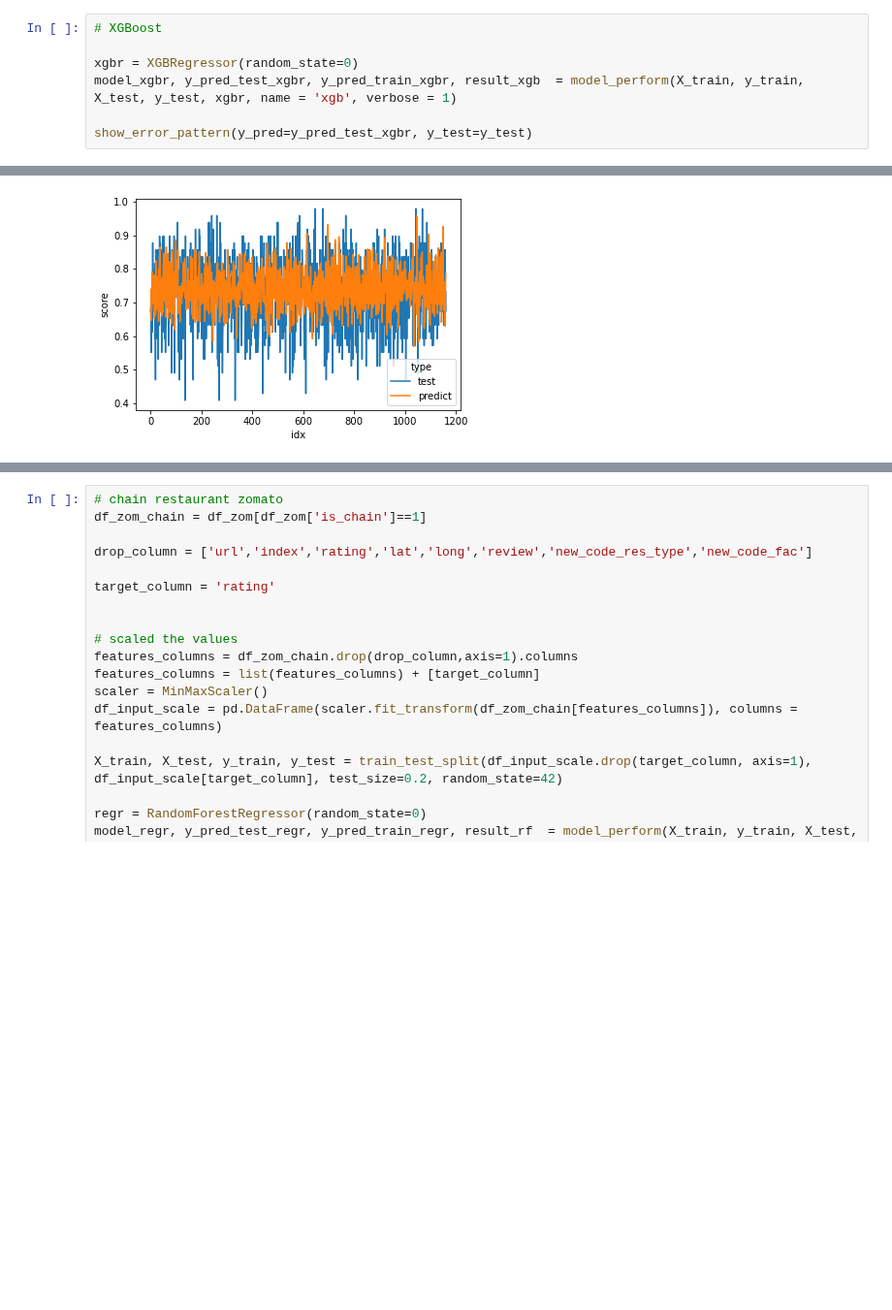
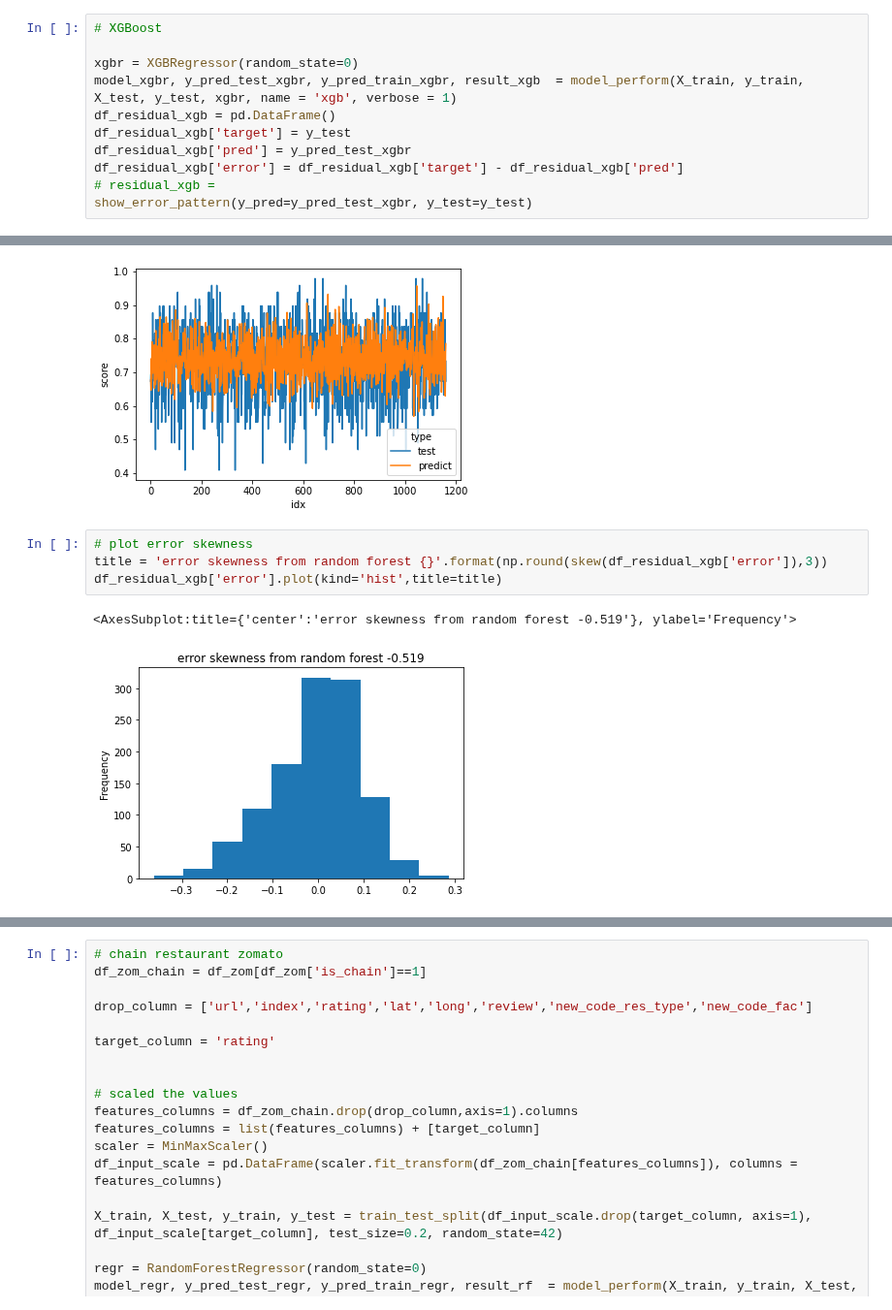
Before and after one commit to adamaulia/AdamThesis, a Jupyter notebook: 4_model.ipynb, the cells around one changed output, grey strips where cells are left out. Shown at 97% size. Saved outputs shown, nothing was run; the diff lists cells and outputs as text; blank space fills up the shorter version.

```diff
--- a/4_model.ipynb
+++ b/4_model.ipynb
@@ -223,10 +247,21 @@ show_error_pattern(y_pred=y_pred_test_regr, y_test=y_test)
 
 xgbr = XGBRegressor(random_state=0)
 model_xgbr, y_pred_test_xgbr, y_pred_train_xgbr, result_xgb  = model_perform(X_train, y_train, X_test, y_test, xgbr, name = 'xgb', verbose = 1)
-
+df_residual_xgb = pd.DataFrame()
+df_residual_xgb['target'] = y_test
+df_residual_xgb['pred'] = y_pred_test_xgbr
+df_residual_xgb['error'] = df_residual_xgb['target'] - df_residual_xgb['pred']
+# residual_xgb =
 show_error_pattern(y_pred=y_pred_test_xgbr, y_test=y_test)
 # %% [output]
  MAE 0.07571915290206861
  MSE 0.00941134317441536
  R2 0.5875230776398939
 [figure]
+# %%
+# plot error skewness
+title = 'error skewness from random forest {}'.format(np.round(skew(df_residual_xgb['error']),3))
+df_residual_xgb['error'].plot(kind='hist',title=title)
+# %% [output]
+<AxesSubplot:title={'center':'error skewness from random forest -0.519'}, ylabel='Frequency'>
+[figure, added]
```
Also changed, not shown: parts of 10 cells of this notebook, 2 other files.
